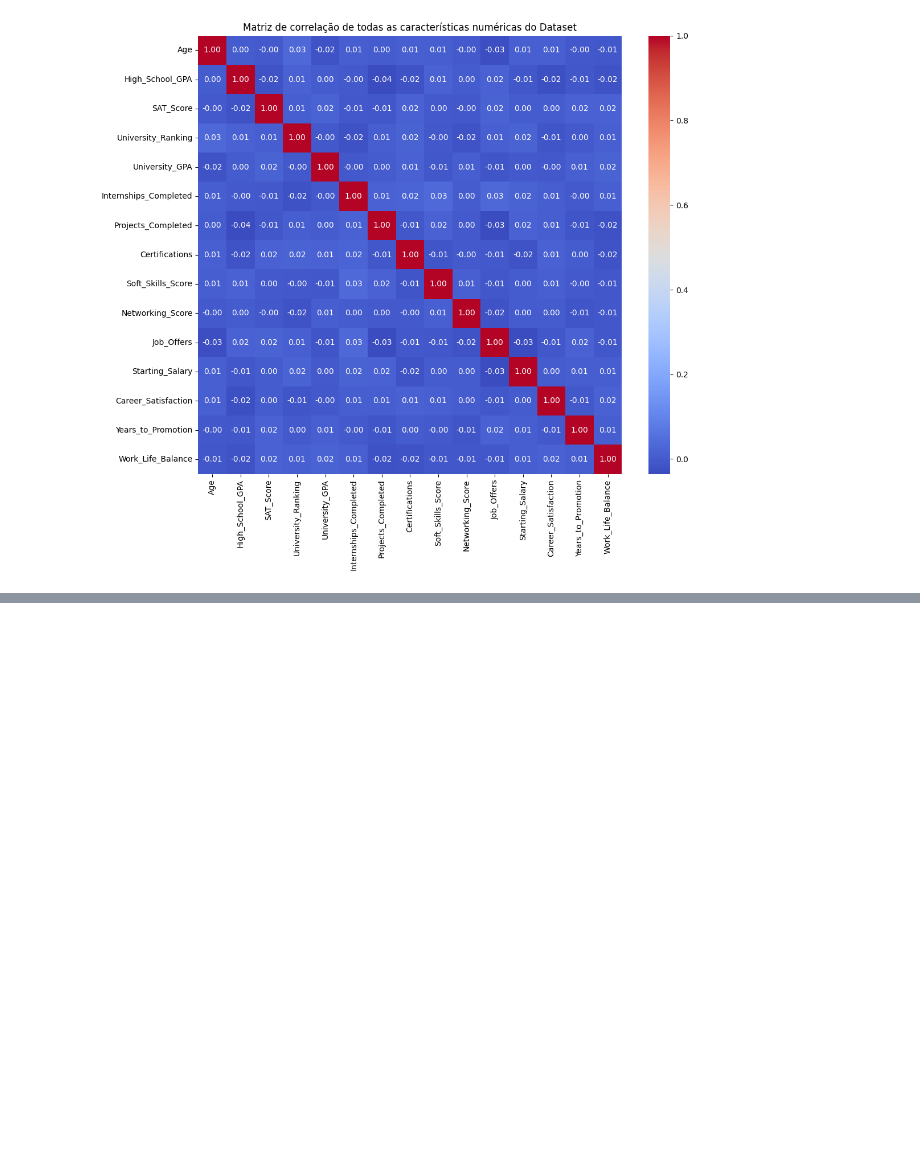
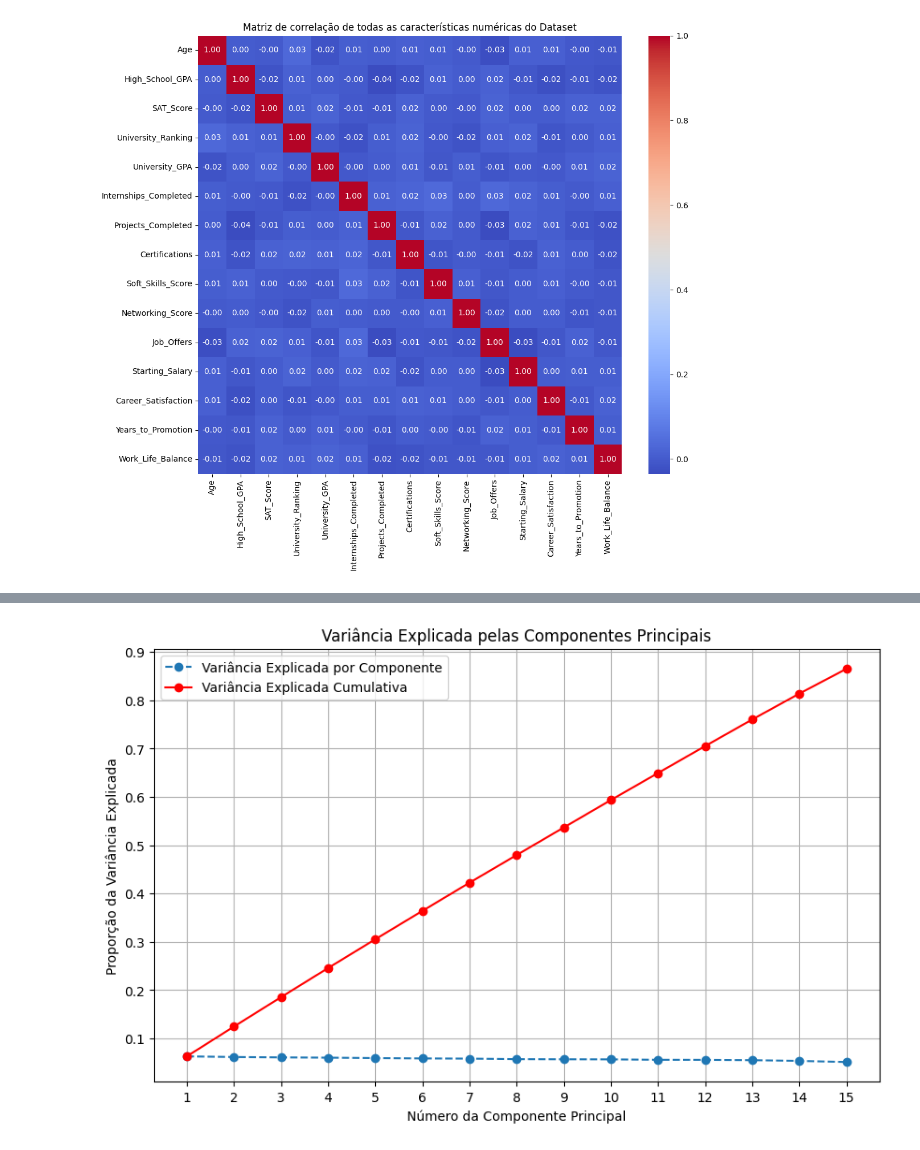
Before and after one commit to Davisdenner/mvp_analise_dados_boas_praticas, a Jupyter notebook: MVP_Análise_de_Dados_e_Boas_Práticas.ipynb, the cells around one changed output, grey strips where cells are left out. Saved outputs shown, nothing was run; the diff lists cells and outputs as text; code cells hidden in the pictures; blank space fills up the shorter version.

Commit message:
Ajustando gráficos e análises

```diff
--- a/MVP_Análise_de_Dados_e_Boas_Práticas.ipynb
+++ b/MVP_Análise_de_Dados_e_Boas_Práticas.ipynb
@@ -510,0 +640,18 @@ Investigando a base de dados, foi possível chegar as seguintes conclusões.
+# %%
+# aplicando StandardScaler nas colunas numéricas
+
+# criando uma instância do StandardScaler
+scaler = StandardScaler()
+
+# Aplicando o scaler apenas às colunas numéricas do DataFrame X
+# O .fit_transform() calcula a média e o desvio padrão e depois transforma os dados
+X_numericas_escaladas = scaler.fit_transform(X[colunas_numericas])
+
+# O resultado de fit_transform é um array NumPy.
+# Para facilitar a combinação futura, é útil convertê-lo de volta para um DataFrame,
+# mantendo os nomes das colunas originais.
+X_numericas_escaladas_df = pd.DataFrame(X_numericas_escaladas, columns=colunas_numericas, index=X.index)
+
+# visualizando as primeiras linhas do DataFrame numérico escalonado
+print("\nPrimeiras linhas das colunas numéricas escalonadas:")
+X_numericas_escaladas_df.head()
@@ -510,0 +714,10 @@ Investigando a base de dados, foi possível chegar as seguintes conclusões.
+# %%
+# Usando PCA com um número maior de componentes para clustering
+# Substituindo 15 pelo número de componentes para aumentar tentar aumentar a porcentagem da variância
+n_components_for_clustering = 15
+
+pca_for_clustering = PCA(n_components=n_components_for_clustering)
+X_pca_for_clustering = pca_for_clustering.fit_transform(X_processado)
+
+print(f"\nFormato dos dados após PCA para clustering ({n_components_for_clustering} componentes): {X_pca_for_clustering.shape}")
+print(f"Variância explicada por {n_components_for_clustering} componentes: {pca_for_clustering.explained_variance_ratio_.sum():.4f}")
@@ -510,0 +731,17 @@ Investigando a base de dados, foi possível chegar as seguintes conclusões.
+# %%
+#Gráfico da Variância Explicada Cumulativa
+explained_variance_ratio = pca_for_clustering.explained_variance_ratio_
+cumulative_explained_variance = explained_variance_ratio.cumsum()
+
+plt.figure(figsize=(10, 6))
+plt.plot(range(1, n_components_for_clustering + 1), explained_variance_ratio, marker='o', linestyle='--', label='Variância Explicada por Componente')
+plt.plot(range(1, n_components_for_clustering + 1), cumulative_explained_variance, marker='o', linestyle='-', color='red', label='Variância Explicada Cumulativa')
+plt.title('Variância Explicada pelas Componentes Principais')
+plt.xlabel('Número da Componente Principal')
+plt.ylabel('Proporção da Variância Explicada')
+plt.xticks(range(1, n_components_for_clustering + 1))
+plt.grid(True)
+plt.legend()
+plt.show()
+# %% [output]
+[figure, added]
```
Also changed, not shown: parts of 28 cells of this notebook.
